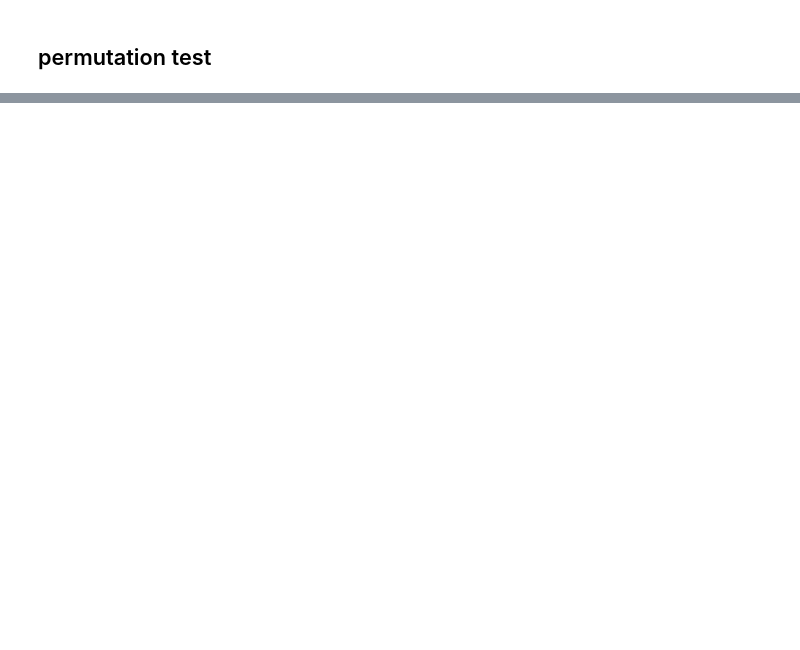
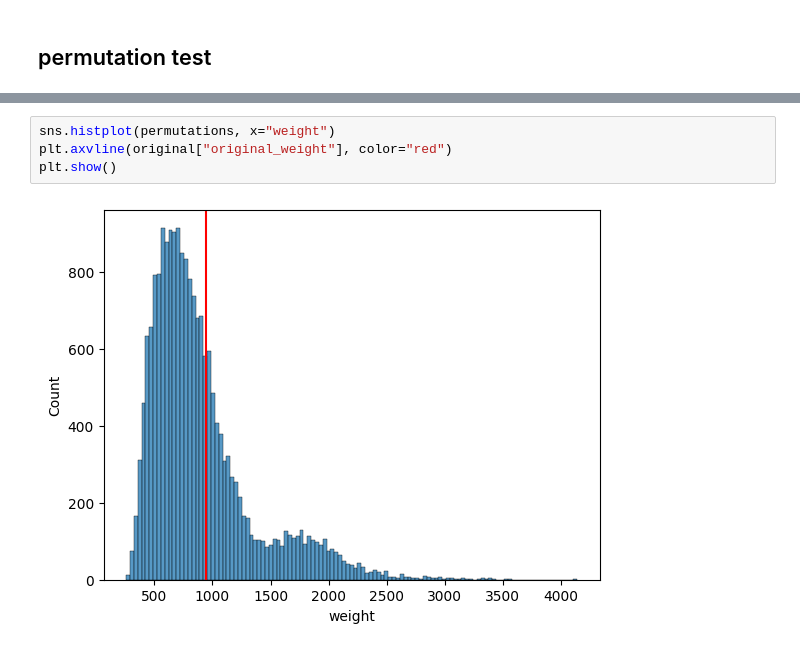
Before and after one commit to gabrieltorresgamez/fhnw-san-project, a Jupyter notebook: 03-switzerland-more-involved.ipynb, the cells around one changed output, grey strips where cells are left out. Saved outputs shown, nothing was run; the diff lists cells and outputs as text; blank space fills up the shorter version.

```diff
--- a/03-switzerland-more-involved.ipynb
+++ b/03-switzerland-more-involved.ipynb
@@ -265,0 +190,6 @@ TypeError: '<' not supported between instances of 'float' and 'str'
+# %%
+sns.histplot(permutations, x="weight")
+plt.axvline(original["original_weight"], color="red")
+plt.show()
+# %% [output]
+[figure, added]
```
Also changed, not shown: parts of 6 cells of this notebook, 3 other files.
